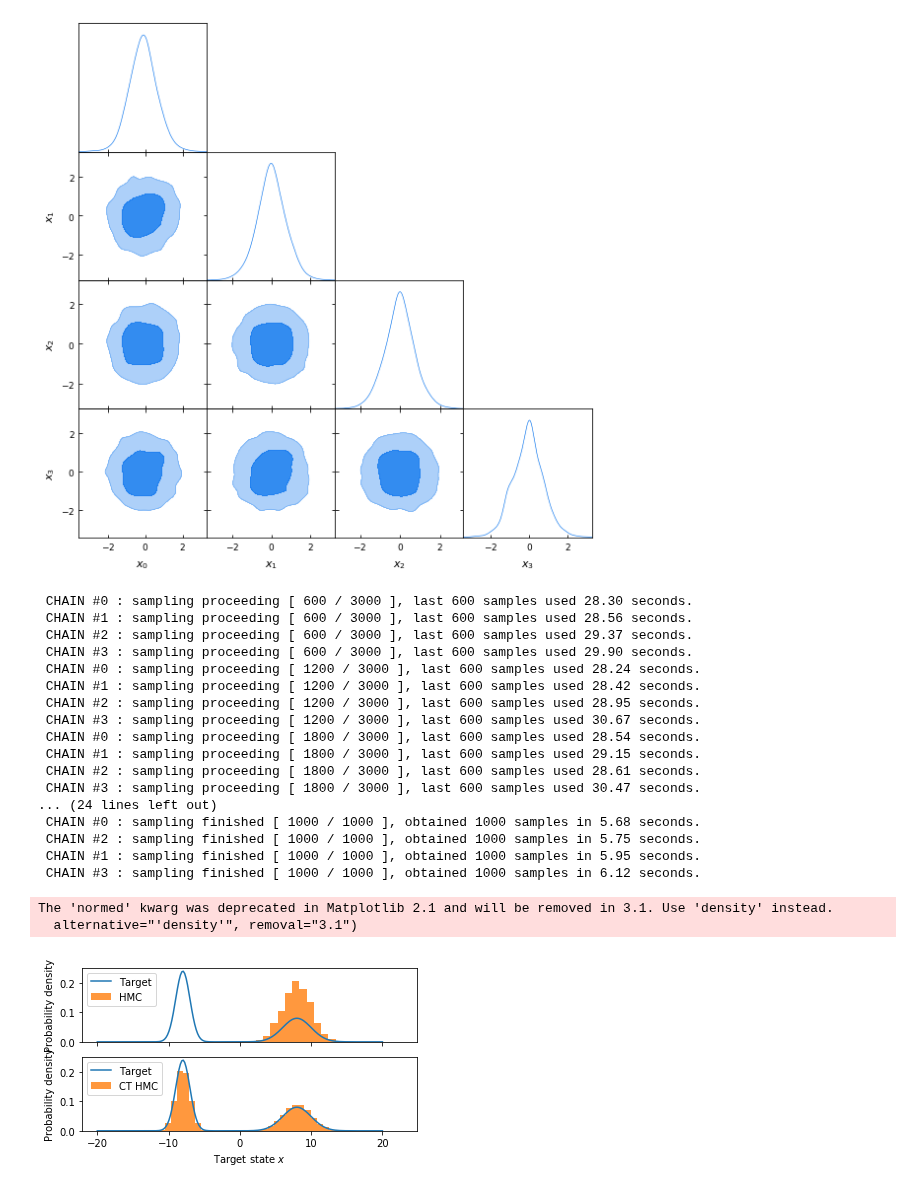
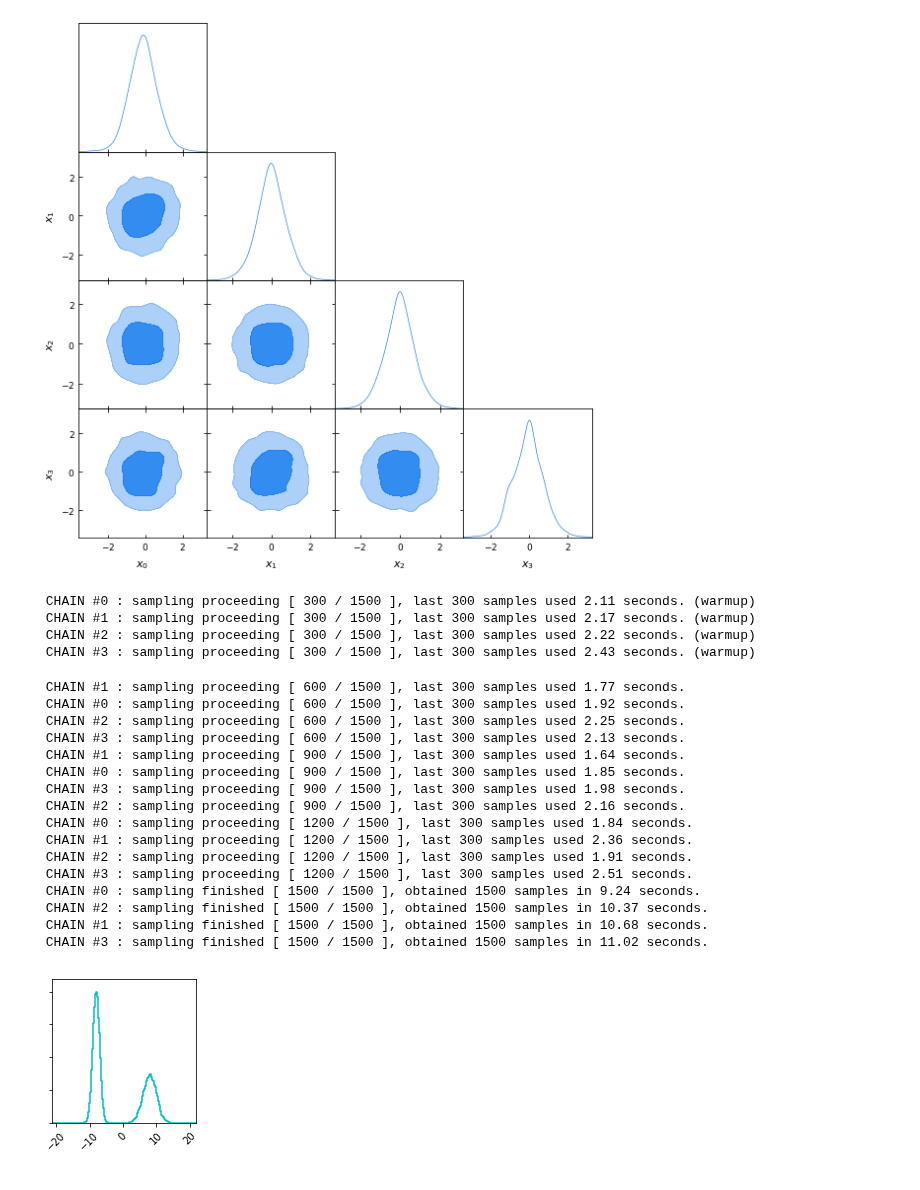
Before and after one commit to h3jia/bayesfast, a Jupyter notebook: examples/sample-2.ipynb, the cells around one changed output. Cells and saved outputs as stored; diff of their text form; code cells hidden in the pictures.

```diff
--- a/examples/sample-2.ipynb
+++ b/examples/sample-2.ipynb
@@ -257,9 +255,9 @@ def gradmpsi(x):
     return (var_mean-x)/var_std**2
 
 testden = bf.DensityLite(logp=mphi, grad=gradmphi, input_size=D)
-testprior = bf.DensityLite(logp=mpsi, grad=gradmpsi, input_size=D)
-trace = TTrace(n_chain=4, n_iter=3000, n_warmup=100, adapt_step_size=False, step_size=1, adapt_metric=False, use_nuts=False)
-testsam = bf.sample(testden, prior=testprior, trace=trace, client=client, sampler='THMC', n_steps=20, dt=1)
+testbase = bf.DensityLite(logp=mpsi, grad=gradmpsi, input_size=D)
+# testsam = bf.sample(testden, base=testbase, trace=trace, client=client, sampler='THMC', n_steps=20, dt=1)
+testsam = bf.sample(testden, base=testbase, client=client, sampler='THMC')
 hmctrace = HTrace(n_chain=4, n_iter=1000, n_warmup=100, adapt_step_size=False, step_size=1, adapt_metric=False)
 testsam_hmc = bf.sample(testden, trace=hmctrace, client=client, sampler='HMC', n_steps=20, dt = 1)
 
@@ -301,26 +299,33 @@ axes[0].legend(['Target', 'HMC'], ncol=1, loc='upper left')
 axes[1].legend(['Target', 'CT HMC'], ncol=1, loc='upper left')
 fig.show()
 # %% [output]
- CHAIN #0 : sampling proceeding [ 600 / 3000 ], last 600 samples used 28.30 seconds.
- CHAIN #1 : sampling proceeding [ 600 / 3000 ], last 600 samples used 28.56 seconds.
- CHAIN #2 : sampling proceeding [ 600 / 3000 ], last 600 samples used 29.37 seconds.
- CHAIN #3 : sampling proceeding [ 600 / 3000 ], last 600 samples used 29.90 seconds.
- CHAIN #0 : sampling proceeding [ 1200 / 3000 ], last 600 samples used 28.24 seconds.
- CHAIN #1 : sampling proceeding [ 1200 / 3000 ], last 600 samples used 28.42 seconds.
- CHAIN #2 : sampling proceeding [ 1200 / 3000 ], last 600 samples used 28.95 seconds.
- CHAIN #3 : sampling proceeding [ 1200 / 3000 ], last 600 samples used 30.67 seconds.
- CHAIN #0 : sampling proceeding [ 1800 / 3000 ], last 600 samples used 28.54 seconds.
- CHAIN #1 : sampling proceeding [ 1800 / 3000 ], last 600 samples used 29.15 seconds.
- CHAIN #2 : sampling proceeding [ 1800 / 3000 ], last 600 samples used 28.61 seconds.
- CHAIN #3 : sampling proceeding [ 1800 / 3000 ], last 600 samples used 30.47 seconds.
-... (24 lines left out)
- CHAIN #0 : sampling finished [ 1000 / 1000 ], obtained 1000 samples in 5.68 seconds.
- CHAIN #2 : sampling finished [ 1000 / 1000 ], obtained 1000 samples in 5.75 seconds.
- CHAIN #1 : sampling finished [ 1000 / 1000 ], obtained 1000 samples in 5.95 seconds.
- CHAIN #3 : sampling finished [ 1000 / 1000 ], obtained 1000 samples in 6.12 seconds.
+ CHAIN #0 : sampling proceeding [ 300 / 1500 ], last 300 samples used 2.11 seconds. (warmup)
+ CHAIN #1 : sampling proceeding [ 300 / 1500 ], last 300 samples used 2.17 seconds. (warmup)
+ CHAIN #2 : sampling proceeding [ 300 / 1500 ], last 300 samples used 2.22 seconds. (warmup)
+ CHAIN #3 : sampling proceeding [ 300 / 1500 ], last 300 samples used 2.43 seconds. (warmup)
-The 'normed' kwarg was deprecated in Matplotlib 2.1 and will be removed in 3.1. Use 'density' instead.
-  alternative="'density'", removal="3.1")
+ CHAIN #1 : sampling proceeding [ 600 / 1500 ], last 300 samples used 1.77 seconds.
+ CHAIN #0 : sampling proceeding [ 600 / 1500 ], last 300 samples used 1.92 seconds.
+ CHAIN #2 : sampling proceeding [ 600 / 1500 ], last 300 samples used 2.25 seconds.
+ CHAIN #3 : sampling proceeding [ 600 / 1500 ], last 300 samples used 2.13 seconds.
+ CHAIN #1 : sampling proceeding [ 900 / 1500 ], last 300 samples used 1.64 seconds.
+ CHAIN #0 : sampling proceeding [ 900 / 1500 ], last 300 samples used 1.85 seconds.
+ CHAIN #3 : sampling proceeding [ 900 / 1500 ], last 300 samples used 1.98 seconds.
+ CHAIN #2 : sampling proceeding [ 900 / 1500 ], last 300 samples used 2.16 seconds.
+ CHAIN #0 : sampling proceeding [ 1200 / 1500 ], last 300 samples used 1.84 seconds.
+ CHAIN #1 : sampling proceeding [ 1200 / 1500 ], last 300 samples used 2.36 seconds.
+ CHAIN #2 : sampling proceeding [ 1200 / 1500 ], last 300 samples used 1.91 seconds.
+ CHAIN #3 : sampling proceeding [ 1200 / 1500 ], last 300 samples used 2.51 seconds.
+ CHAIN #0 : sampling finished [ 1500 / 1500 ], obtained 1500 samples in 9.24 seconds.
+ CHAIN #2 : sampling finished [ 1500 / 1500 ], obtained 1500 samples in 10.37 seconds.
+ CHAIN #1 : sampling finished [ 1500 / 1500 ], obtained 1500 samples in 10.68 seconds.
+ CHAIN #3 : sampling finished [ 1500 / 1500 ], obtained 1500 samples in 11.02 seconds.
-[figure, removed]
+# %%
+import corner
+xs = testsam.samples.reshape(-1)
+ws = testsam.pbeta1.reshape(-1)
+fig = corner.corner(xs, bins=400, weights=ws, color='c', smooth1d=2)
+# %% [output]
+[figure, added]
 # %%
 import bayesfast as bf
 import numpy as np
```
Also changed, not shown: parts of 11 cells of this notebook, 3 other files.
